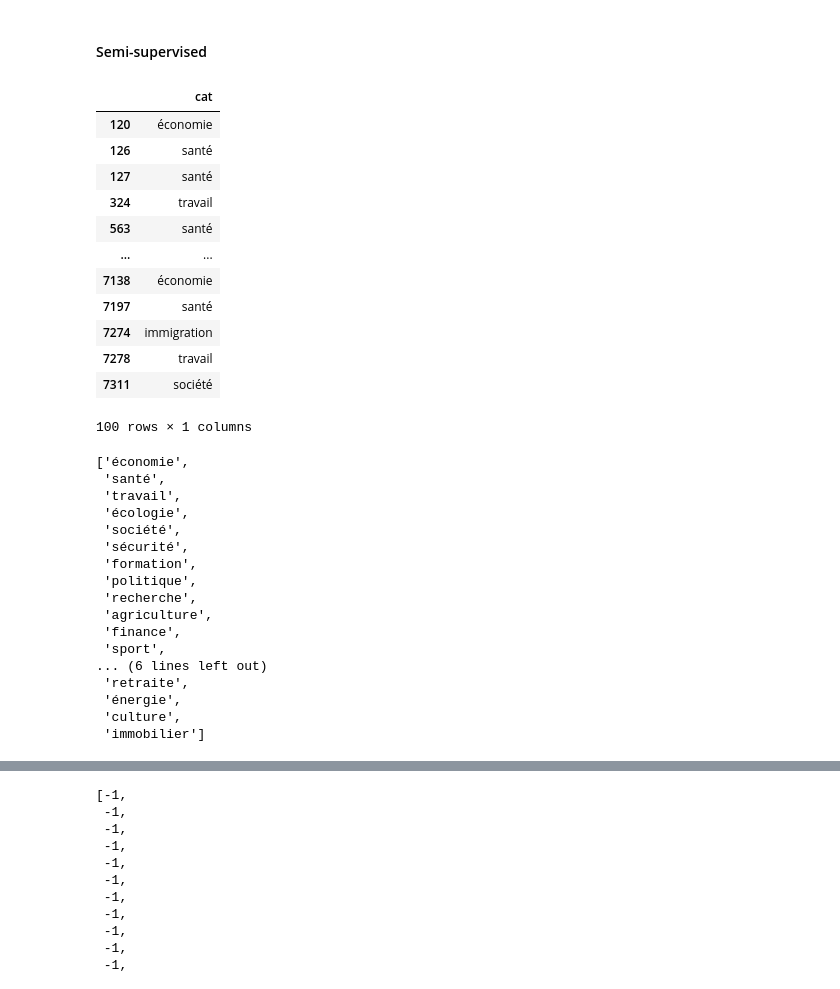
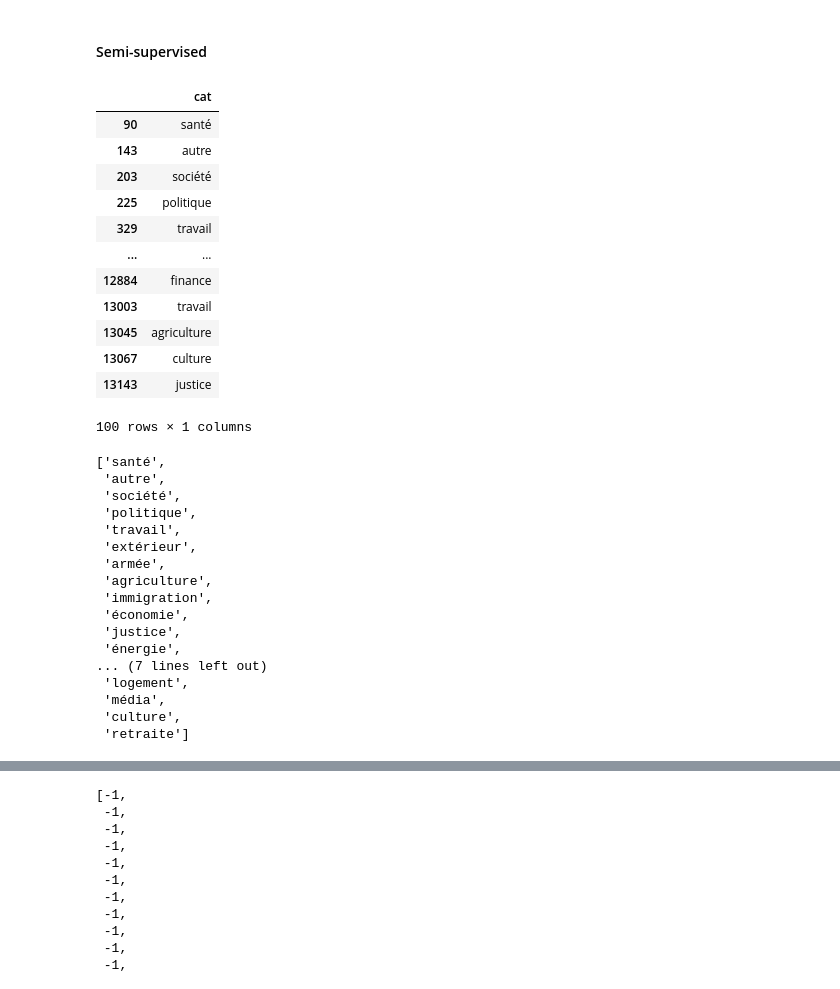
Before and after one commit to cgcrts/ef23_discours, a Jupyter notebook: topic_processing.ipynb, the cells around one changed output, grey strips where cells are left out. Saved outputs shown, nothing was run; the diff lists cells and outputs as text; code cells hidden in the pictures.

```diff
--- a/topic_processing.ipynb
+++ b/topic_processing.ipynb
@@ -707,47 +740,49 @@ top_terms.loc[sorted(random.sample(list(processed_transcript.index), 500))]
 # %% [markdown]
 #### Semi-supervised
 # %%
-with open('sample_cat.csv', encoding='utf-8') as file:
+with open('sample_cat_4.csv', encoding='utf-8') as file:
     sample_cat = pd.read_csv(file).set_index('Unnamed: 0')
     sample_cat.index.name = None
-    sample_cat = sample_cat[['cat']]
 
+# fill correct cat in cat column
+sample_cat['cat'] = sample_cat['cat'].fillna(sample_cat['topic_name'])
+sample_cat = sample_cat[['cat']]
 sample_cat
 # %% [output]
 |  | cat |
-| 120 | économie |
-| 126 | santé |
-| 127 | santé |
-| 324 | travail |
-| 563 | santé |
+| 90 | santé |
+| 143 | autre |
+| 203 | société |
+| 225 | politique |
+| 329 | travail |
 | ... | ... |
-| 7138 | économie |
-| 7197 | santé |
-| 7274 | immigration |
-| 7278 | travail |
-| 7311 | société |
+| 12884 | finance |
+| 13003 | travail |
+| 13045 | agriculture |
+| 13067 | culture |
+| 13143 | justice |
 100 rows × 1 columns
 # %%
 category_names = list(sample_cat['cat'].unique())
 category_names
 # %% [output]
-['économie',
- 'santé',
+['santé',
+ 'autre',
+ 'société',
+ 'politique',
  'travail',
- 'écologie',
- 'société',
- 'sécurité',
- 'formation',
- 'politique',
- 'recherche',
+ 'extérieur',
+ 'armée',
  'agriculture',
- 'finance',
- 'sport',
-... (6 lines left out)
- 'retraite',
+ 'immigration',
+ 'économie',
+ 'justice',
  'énergie',
+... (7 lines left out)
+ 'logement',
+ 'média',
  'culture',
- 'immobilier']
+ 'retraite']
 # %%
 category_dict = dict()
 for i in category_names:
```
Also changed, not shown: parts of 30 cells of this notebook, 1 other file.
